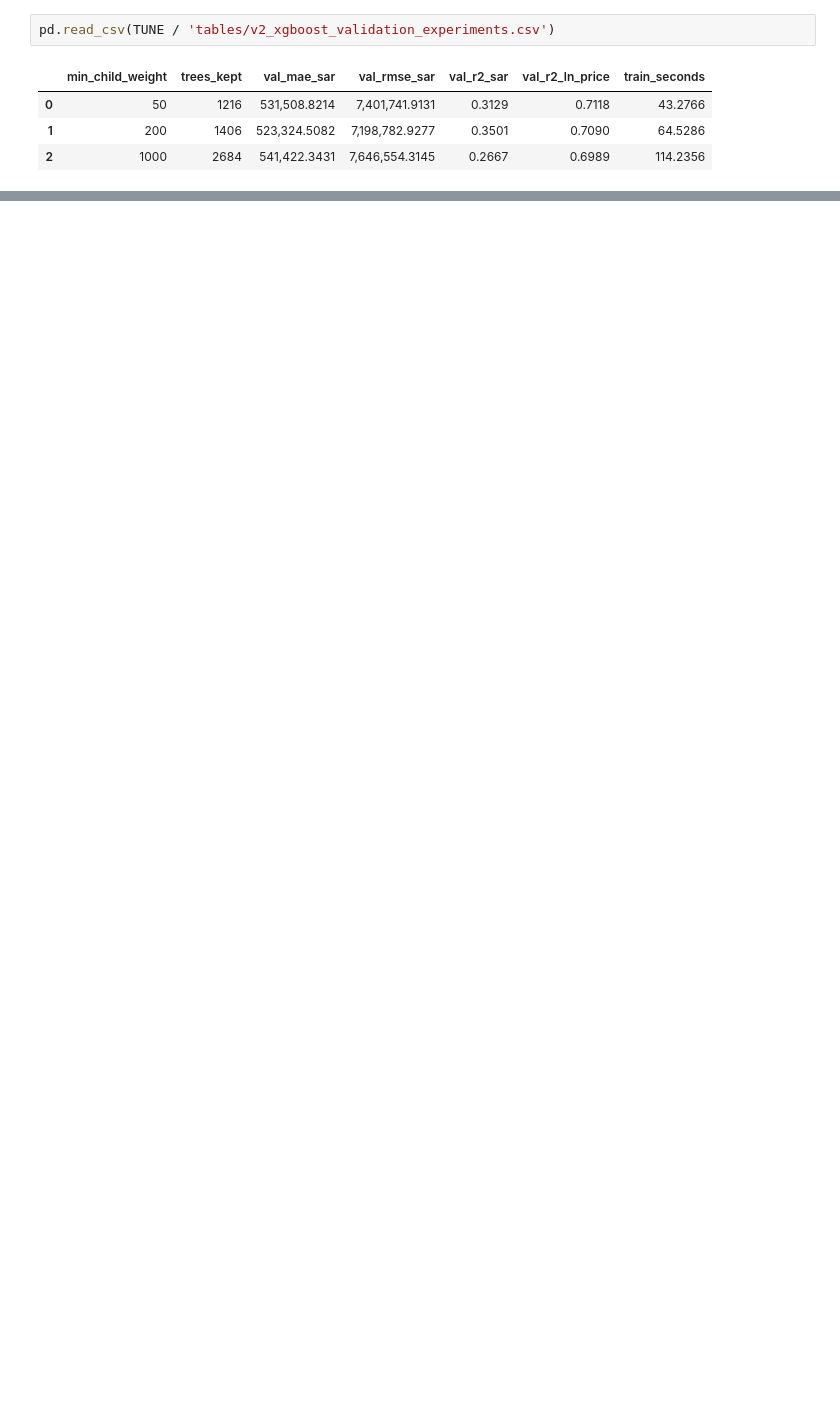
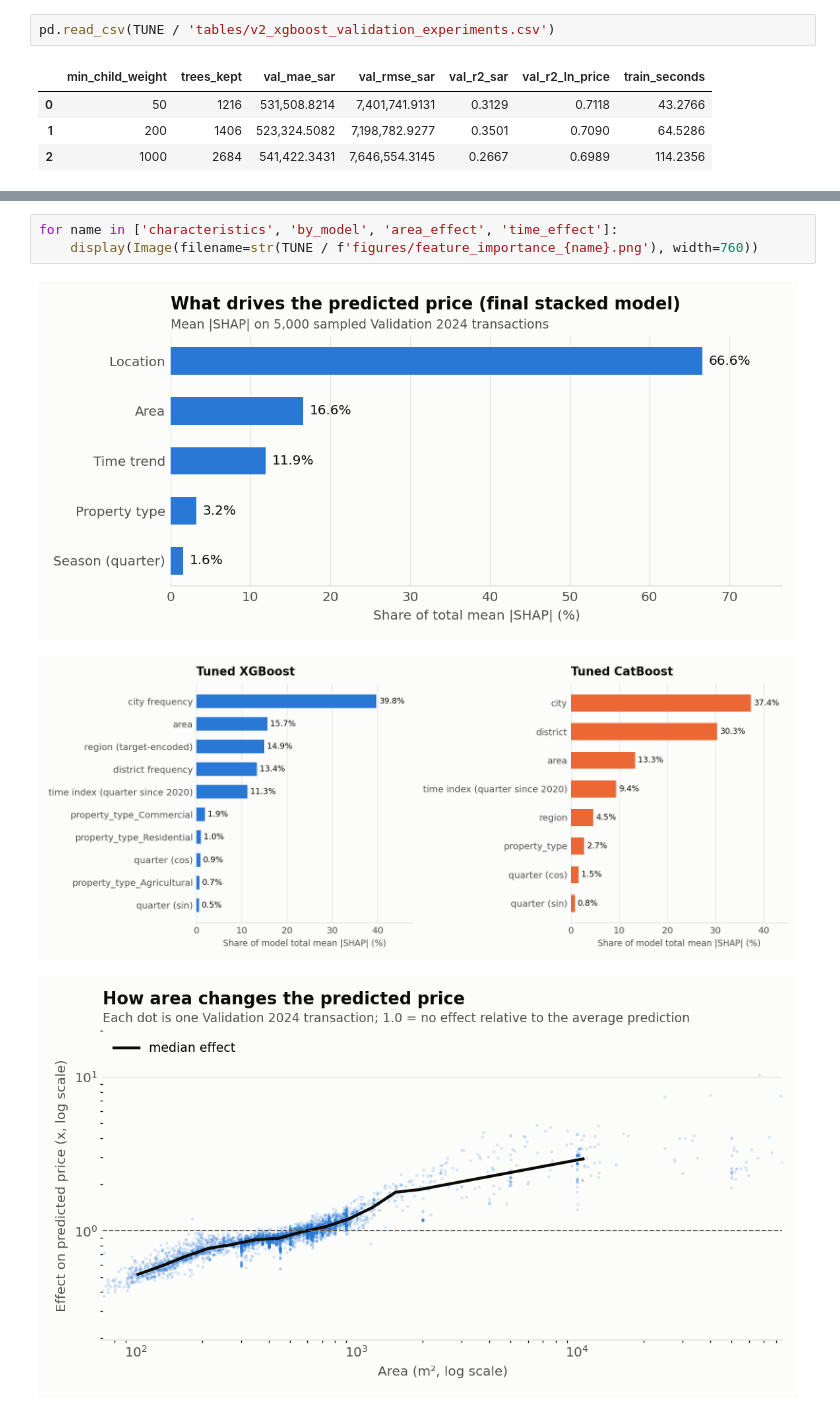
Before and after one commit to saudi-property-capstone/Saudi-Property-Transaction-Price-Prediction, a Jupyter notebook: notebooks/results_analysis.ipynb, the cells around one changed output, grey strips where cells are left out. Drawn from its saved outputs; the diff is of its cells as text; blank space fills up the shorter version.

```diff
--- a/notebooks/results_analysis.ipynb
+++ b/notebooks/results_analysis.ipynb
@@ -207,0 +450,7 @@ display(pd.read_csv(TUNE / 'tables/v2_test_comparison.csv'))
+# %%
+for name in ['characteristics', 'by_model', 'area_effect', 'time_effect']:
+    display(Image(filename=str(TUNE / f'figures/feature_importance_{name}.png'), width=760))
+# %% [output]
+[figure, added]
+[figure, added]
+[figure, added]
```
Also changed, not shown: parts of 23 cells of this notebook, 39 other files.
